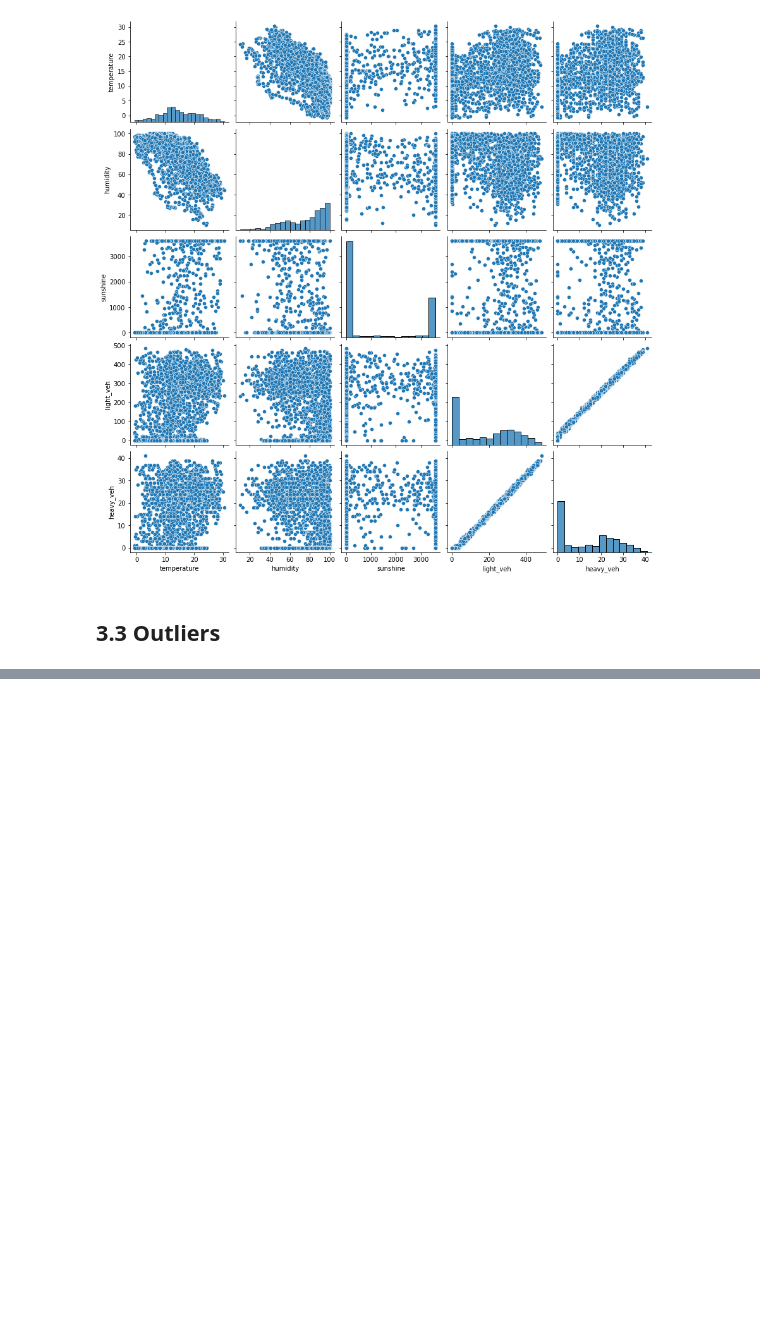
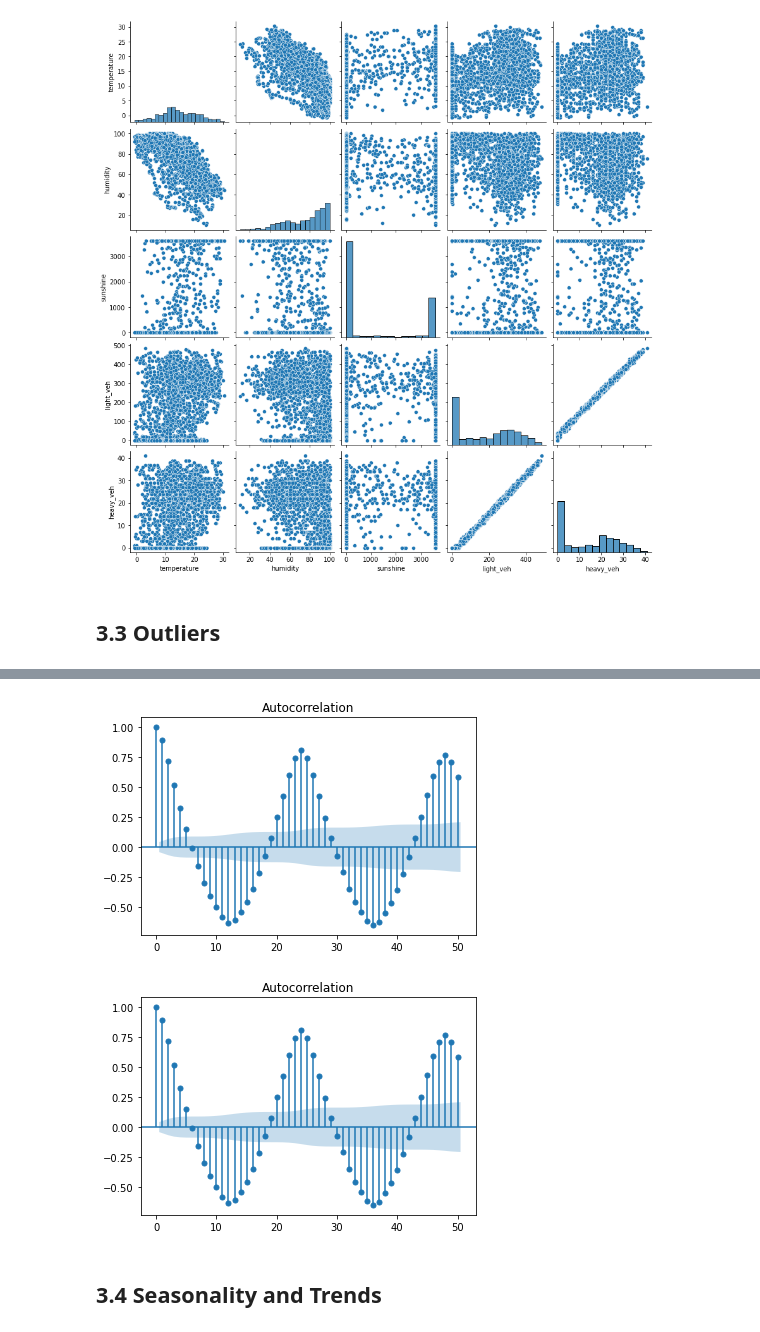
Before and after one commit to mxagar/datacamp_notes, a Jupyter notebook: Course_IoT/lab/03_Analyze_IoT_Data.ipynb, the cells around one changed output, grey strips where cells are left out. Saved outputs shown, nothing was run; the diff lists cells and outputs as text; code cells hidden in the pictures; blank space fills up the shorter version.

Commit message:
autocorrelation, trend, seasonality

```diff
--- a/Course_IoT/lab/03_Analyze_IoT_Data.ipynb
+++ b/Course_IoT/lab/03_Analyze_IoT_Data.ipynb
@@ -182,0 +274,10 @@ sns.pairplot(df)
+# %%
+from statsmodels.graphics import tsaplots
+
+# Autocorrelation
+tsaplots.plot_acf(vehicle['vehicles'], lags=50)
+# %% [output]
+[figure, added]
+[figure, added]
+# %% [markdown]
+## 3.4 Seasonality and Trends
```
Also changed, not shown: parts of 12 cells of this notebook, 2 other files.
